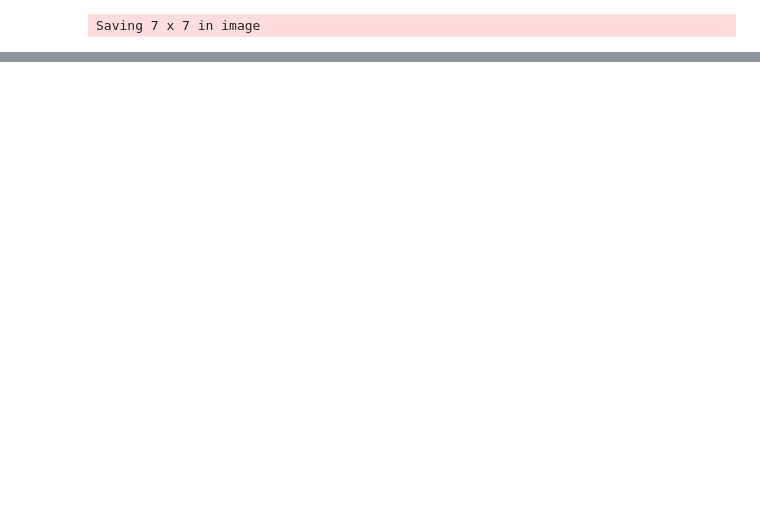
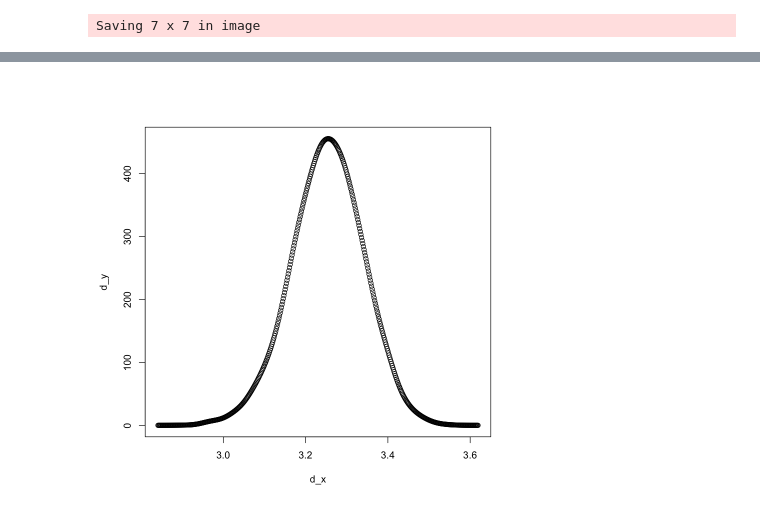
Before and after one commit to matthew-brett/confidence-intervals, a Jupyter notebook: confidence_plots.ipynb, the cells around one changed output, grey strips where cells are left out. Saved outputs shown, nothing was run; the diff lists cells and outputs as text; code cells hidden in the pictures; blank space fills up the shorter version.

```diff
--- a/confidence_plots.ipynb
+++ b/confidence_plots.ipynb
@@ -258,0 +260,8 @@ plot_samp_dist(offset=3)
+# %%
+d <- density(samp_dist_vals, bw=0.02)
+d_x <- d$x
+d_y <- d$y * length(samp_dist_vals) * samp_bin_width
+# %%
+plot(d_x, d_y)
+# %% [output]
+[figure, added]
```
Also changed, not shown: parts of 7 cells of this notebook, 1 other file.
